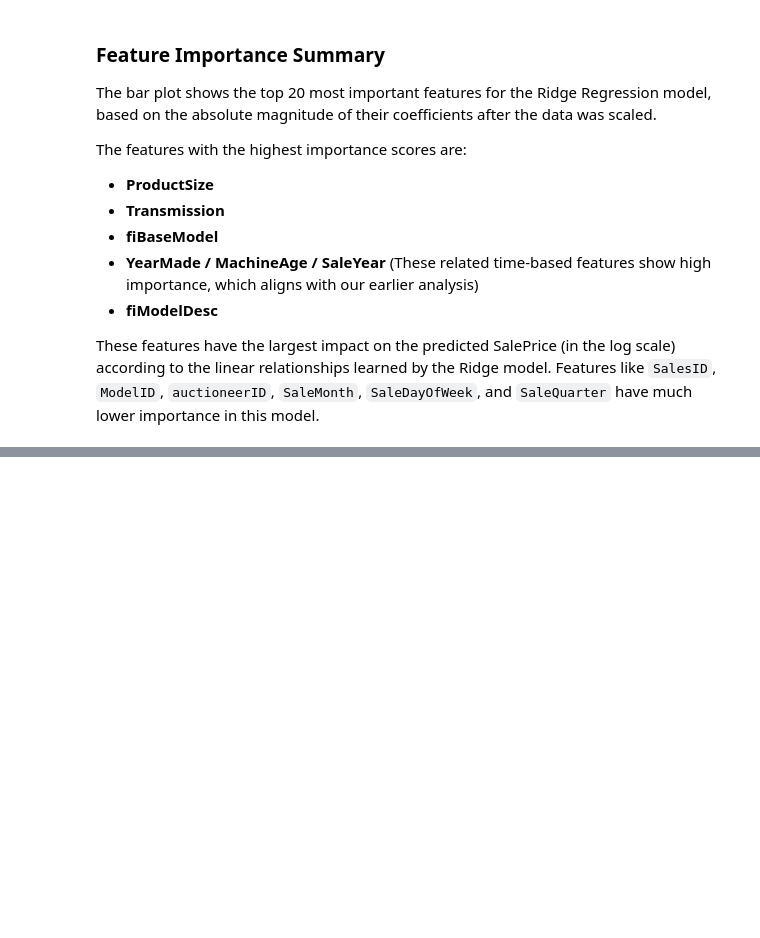
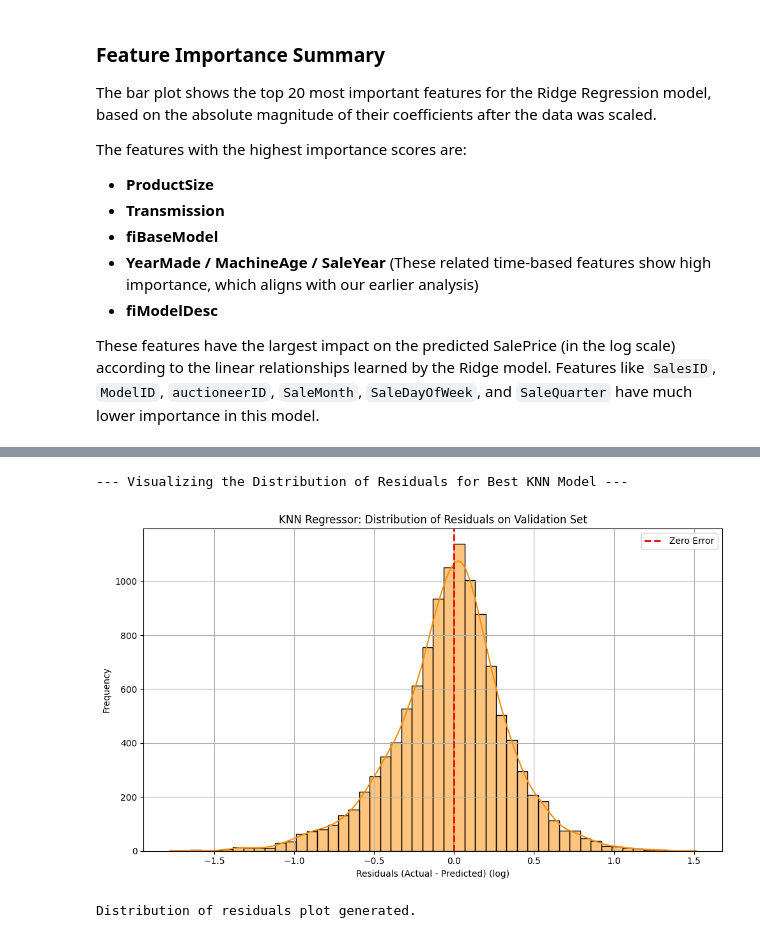
Before and after one commit to kunal768/CMPE255-Predicting-Bulldozer-Auction-Prices, a Jupyter notebook: KNN_regression_model.ipynb, the cells around one changed output, grey strips where cells are left out. Drawn from its saved outputs; the diff is of its cells as text; code cells hidden in the pictures; blank space fills up the shorter version.

```diff
--- a/KNN_regression_model.ipynb
+++ b/KNN_regression_model.ipynb
@@ -1620,0 +1942,30 @@ The K-Nearest Neighbors (KNN) Regressor model significantly outperforms the Ridg
+# %%
+import matplotlib.pyplot as plt
+import seaborn as sns
+import numpy as np
+
+print("--- Visualizing the Distribution of Residuals for Best KNN Model ---")
+
+# Create a histogram of the residuals
+plt.figure(figsize=(10, 6))
+sns.histplot(residuals_knn, bins=50, kde=True, color='darkorange')
+
+# Add a vertical line at 0 for reference
+plt.axvline(x=0, color='red', linestyle='--', linewidth=2, label='Zero Error')
+
+# Set labels and title
+plt.xlabel('Residuals (Actual - Predicted) (log)')
+plt.ylabel('Frequency')
+plt.title('KNN Regressor: Distribution of Residuals on Validation Set')
+plt.legend()
+plt.grid(True)
+
+# Display the plot
+plt.tight_layout()
+plt.show()
+
+print("Distribution of residuals plot generated.")
+# %% [output]
+--- Visualizing the Distribution of Residuals for Best KNN Model ---
+[figure, added]
+Distribution of residuals plot generated.
```
Also changed, not shown: parts of 76 cells of this notebook.
